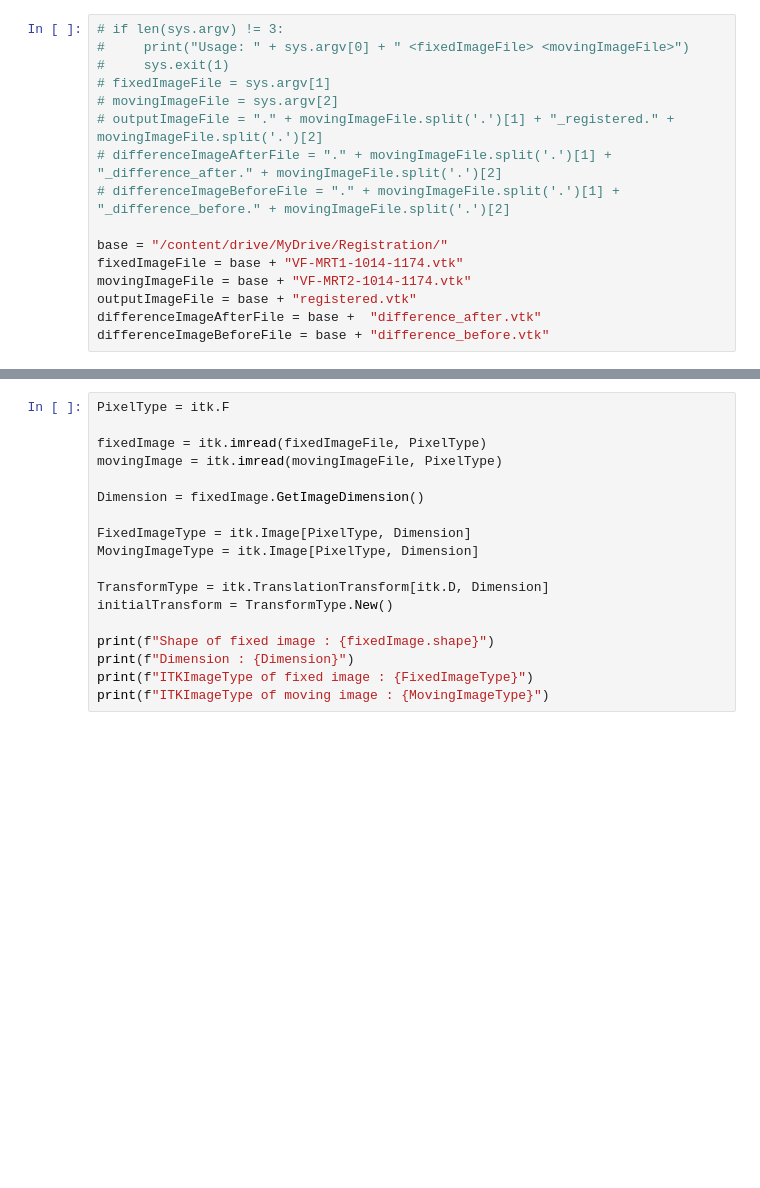
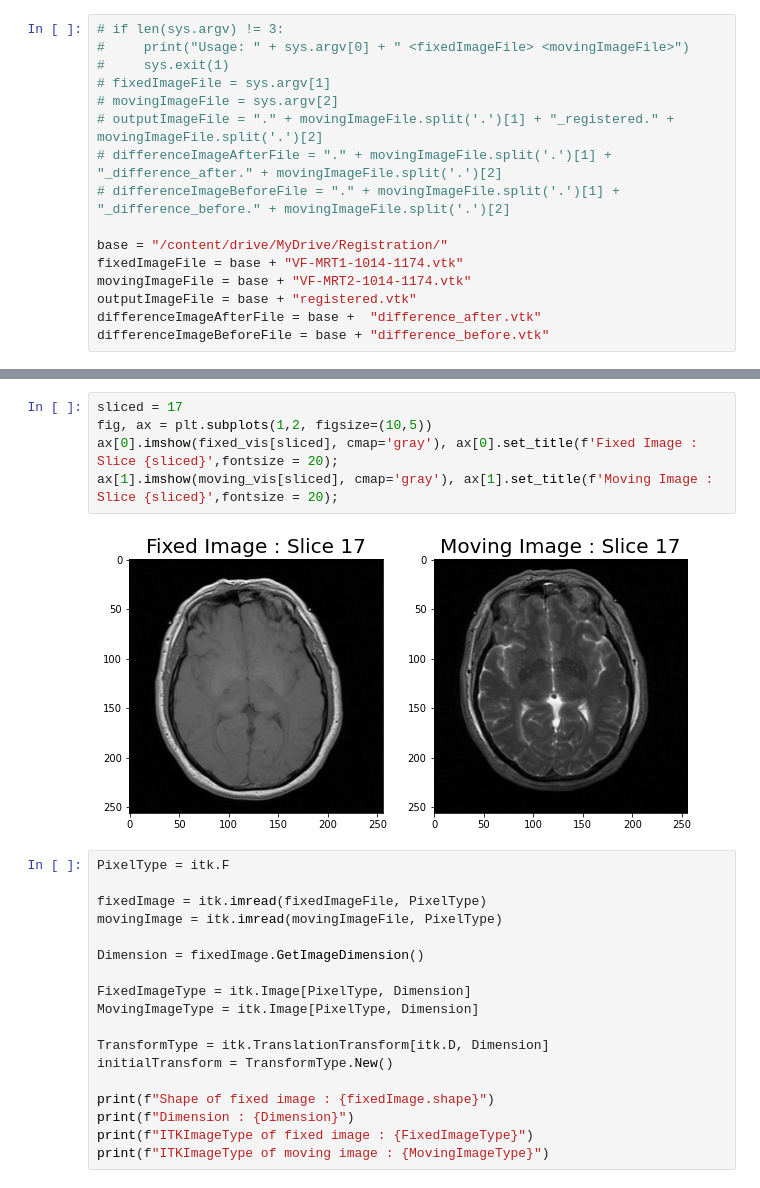
Before and after one commit to Mithunjha/ITK_ImageRegistration3D, a Jupyter notebook: Registration.ipynb, the cells around one changed output, grey strips where cells are left out. Drawn from its saved outputs; the diff is of its cells as text; blank space fills up the shorter version.

```diff
--- a/Registration.ipynb
+++ b/Registration.ipynb
@@ -61,6 +61,13 @@ interactive(plot_slices , sliced=select_slice)
 # %% [output]
 Choose the slice using slice selection slider
 interactive(children=(IntSlider(value=0, continuous_update=False, description='Slice No: ', max=32), Output())…
+# %%
+sliced = 17
+fig, ax = plt.subplots(1,2, figsize=(10,5))
+ax[0].imshow(fixed_vis[sliced], cmap='gray'), ax[0].set_title(f'Fixed Image : Slice {sliced}',fontsize = 20);
+ax[1].imshow(moving_vis[sliced], cmap='gray'), ax[1].set_title(f'Moving Image : Slice {sliced}',fontsize = 20);
+# %% [output]
+[figure, added]
 # %%
 PixelType = itk.F
 
```
Also changed, not shown: parts of 6 cells of this notebook.
